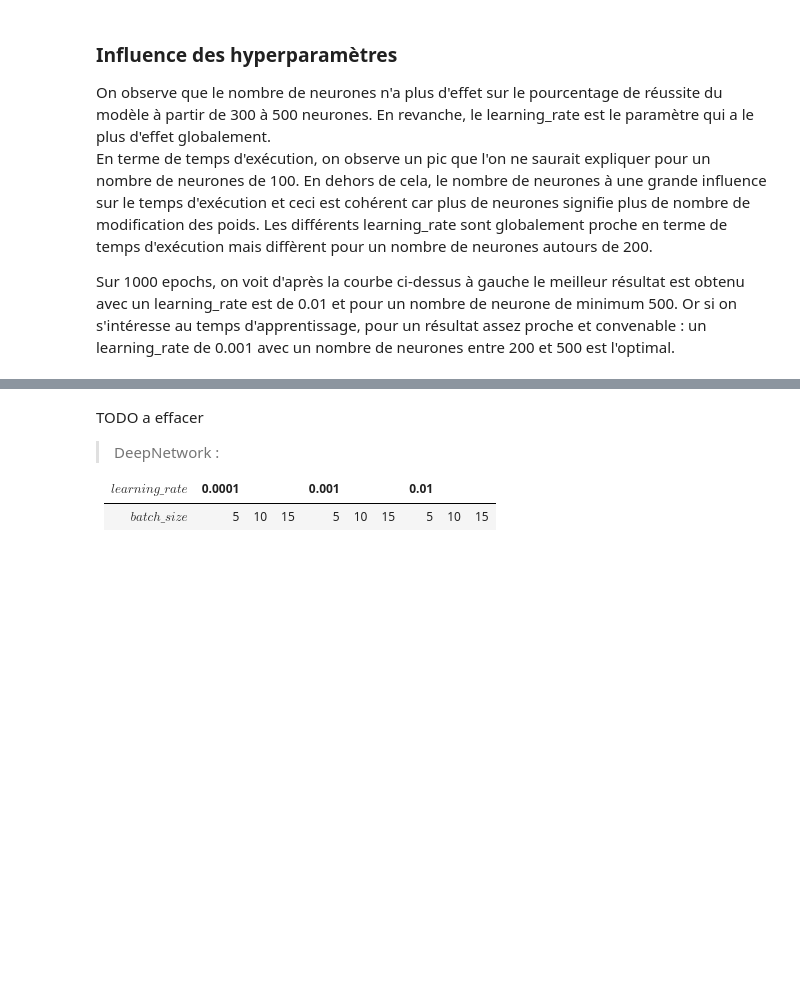
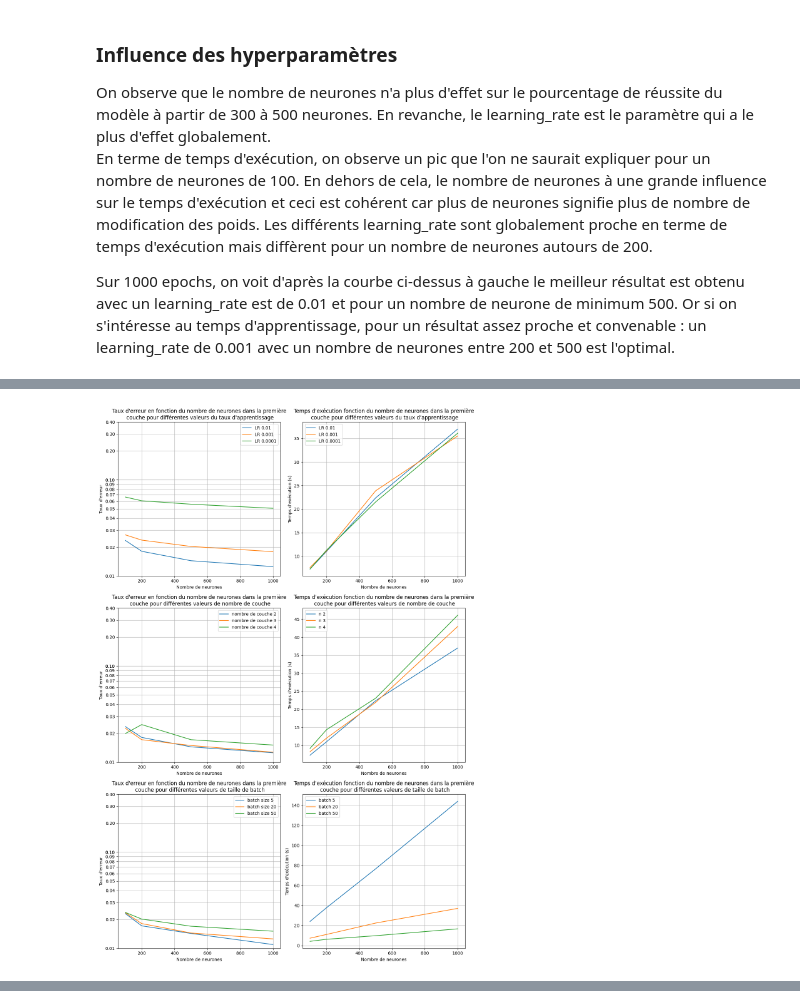
Before and after one commit to ajreckof/biml-projet, a Jupyter notebook: Projet.ipynb, the cells around one changed output, grey strips where cells are left out. Saved outputs shown, nothing was run; the diff lists cells and outputs as text; code cells hidden in the pictures; blank space fills up the shorter version.

````diff
--- a/Projet.ipynb
+++ b/Projet.ipynb
@@ -114,3 +277,66 @@ résultat grid_search first_layer_size :`0.9872857332229614`
+# %%
+# Lire les données CSV
+data = pd.read_csv('results_deep_first_layer_size.csv')
+
+# Séparer les données en fonction du taux d'apprentissage
+learning_rates = data['learning_rate'].unique()
+numbers_of_layers = data['number_of_layers'].unique()
+batch_sizes = data['batch_size'].unique()
+
+default_learning_rates = data['learning_rate'] == 0.01
+default_number_of_layers = data['number_of_layers'] == 2
+default_batch_size = data['batch_size'] == 20
+
+# Créer une figure avec deux sous-graphiques
+fig, ((ax1, ax2),(ax3, ax4), (ax5, ax6)) = plt.subplots(3, 2, figsize=(12, 18))
+
+# Parcourir les taux d'apprentissage et créer les graphiques
+for lr in learning_rates:
+    subset = data[(data['learning_rate'] == lr) & default_number_of_layers & default_batch_size]
+    ax1.plot(subset["first_layer_size"], 1-subset['resultat'], label=f'LR {lr}')
+    ax1.set_title("Taux d'erreur en fonction du nombre de neurones dans la première\n couche pour différentes valeurs du taux d'apprentissage")
+    ax2.plot(subset["first_layer_size"], subset['temps'], label=f'LR {lr}')
+    ax2.set_title("Temps d'exécution fonction du nombre de neurones dans la première\n couche pour différentes valeurs du taux d'apprentissage")
+
+for n in numbers_of_layers:
+    subset = data[default_learning_rates & (data['number_of_layers'] == n) & default_batch_size]
+    ax3.plot(subset["first_layer_size"], 1-subset['resultat'], label=f'nombre de couche {n}')
+    ax3.set_title("Taux d'erreur en fonction du nombre de neurones dans la première\n couche pour différentes valeurs de nombre de couche")
+    ax4.plot(subset["first_layer_size"], subset['temps'], label=f'n {n}')
+    ax4.set_title("Temps d'exécution fonction du nombre de neurones dans la première\n couche pour différentes valeurs de nombre de couche")
+
+for bs in batch_sizes:
+    subset = data[default_learning_rates & default_number_of_layers & (data['batch_size'] == bs)]
+    ax5.plot(subset["first_layer_size"], 1-subset['resultat'], label=f'batch size {bs}')
+    ax5.set_title("Taux d'erreur en fonction du nombre de neurones dans la première\n couche pour différentes valeurs de taille de batch")
+    ax6.plot(subset["first_layer_size"], subset['temps'], label=f'batch {bs}')
+    ax6.set_title("Temps d'exécution fonction du nombre de neurones dans la première\n couche pour différentes valeurs de taille de batch")
+
+for ax_x in [ax1,ax3,ax5]:
+    # Configurer le premier graphique (Résultats)
+    ax_x.set_xlabel('Nombre de neurones')
+    ax_x.set_ylabel('Taux d\'erreur')
+    ax_x.set_yscale("log")
+    yticks = [0.01 * i for i in range(1, 11)] + [0.1 * i for i in range(1, 5)]
+    ax_x.set_yticks(yticks)
+    ax_x.get_yaxis().set_major_formatter(matplotlib.ticker.ScalarFormatter())
+    ax_x.legend()
+    ax_x.grid(True)
+
+for ax_y in [ax2,ax4,ax6] :
+    # Configurer le deuxième graphique (Temps d'exécution)
+    ax_y.set_xlabel('Nombre de neurones')
+    ax_y.set_ylabel('Temps d\'exécution (s)')
+    ax_y.legend()
+    ax_y.grid(True)
+
+# Ajuster l'espacement entre les sous-graphiques
+plt.tight_layout()
+
+# Afficher les graphiques
+plt.show()
+# %% [output]
+[figure, added]
 # %% [markdown]
 ## Partie 4 : CNN
 
@@ -186,9 +413 @@ tensor([0.9857]) 461.0540907382965
 ```
-# %% [markdown]
-TODO a effacer
-> DeepNetwork :
-
-|$learning\_rate$|0.0001|||0.001|||0.01|||
-|---|:---:|:---:|:---:|:---:|:---:|:---:|:---:|:---:|:---:|
-|$batch\_size$|5|10|15|5|10|15|5|10|15|
-||||||||
````
Also changed, not shown: parts of 10 cells of this notebook, 4 other files.
